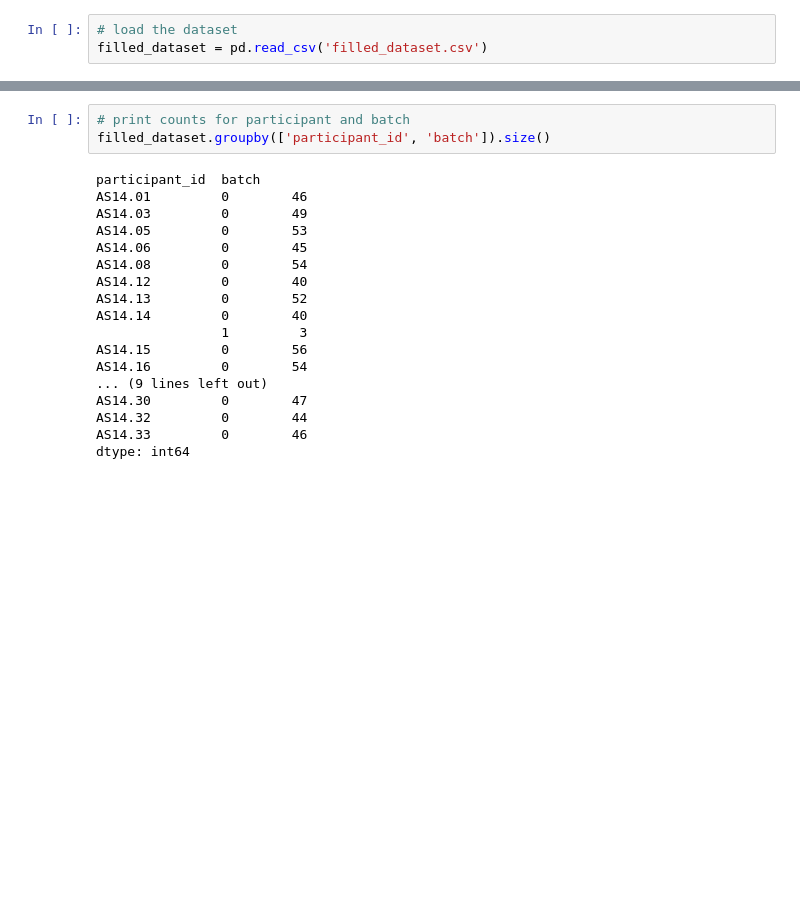
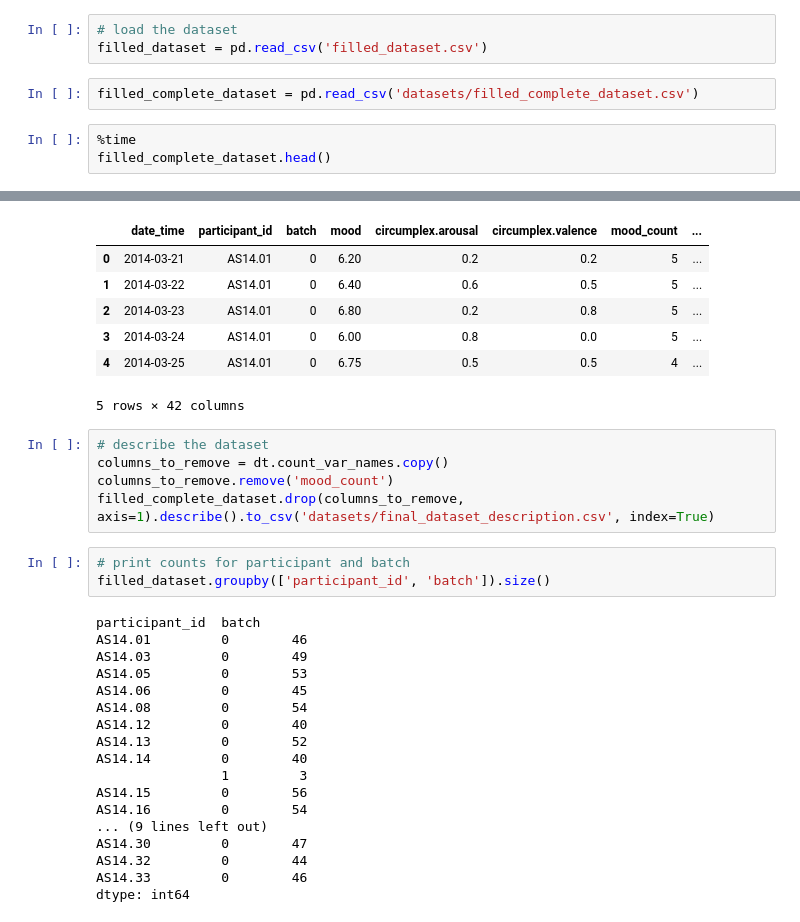
Before and after one commit to kroegepa/DataMiningAssignmentOne, a Jupyter notebook: imputation.ipynb, the cells around one changed output, grey strips where cells are left out. Cells and saved outputs as stored; diff of their text form; blank space fills up the shorter version.

Commit message:
final dataset description

```diff
--- a/imputation.ipynb
+++ b/imputation.ipynb
@@ -635,3 +636,9 @@ filled_complete_dataset.to_csv('filled_complete_dataset.csv', index=False)
 # %%
 # load the dataset
 filled_dataset = pd.read_csv('filled_dataset.csv')
+# %%
+filled_complete_dataset = pd.read_csv('datasets/filled_complete_dataset.csv')
+# %%
+%time
+filled_complete_dataset.head()
+# %% [output]
@@ -638,3 +647,15 @@ filled_dataset = pd.read_csv('filled_dataset.csv')
+|  | date_time | participant_id | batch | mood | circumplex.arousal | circumplex.valence | mood_count | ... |
+| 0 | 2014-03-21 | AS14.01 | 0 | 6.20 | 0.2 | 0.2 | 5 | ... |
+| 1 | 2014-03-22 | AS14.01 | 0 | 6.40 | 0.6 | 0.5 | 5 | ... |
+| 2 | 2014-03-23 | AS14.01 | 0 | 6.80 | 0.2 | 0.8 | 5 | ... |
+| 3 | 2014-03-24 | AS14.01 | 0 | 6.00 | 0.8 | 0.0 | 5 | ... |
+| 4 | 2014-03-25 | AS14.01 | 0 | 6.75 | 0.5 | 0.5 | 4 | ... |
+5 rows × 42 columns
+# %%
+# describe the dataset
+columns_to_remove = dt.count_var_names.copy()
+columns_to_remove.remove('mood_count')
+filled_complete_dataset.drop(columns_to_remove, axis=1).describe().to_csv('datasets/final_dataset_description.csv', index=True)
 # %%
 # print counts for participant and batch
 filled_dataset.groupby(['participant_id', 'batch']).size()
```
Also changed, not shown: parts of 3 cells of this notebook, 1 other file.
